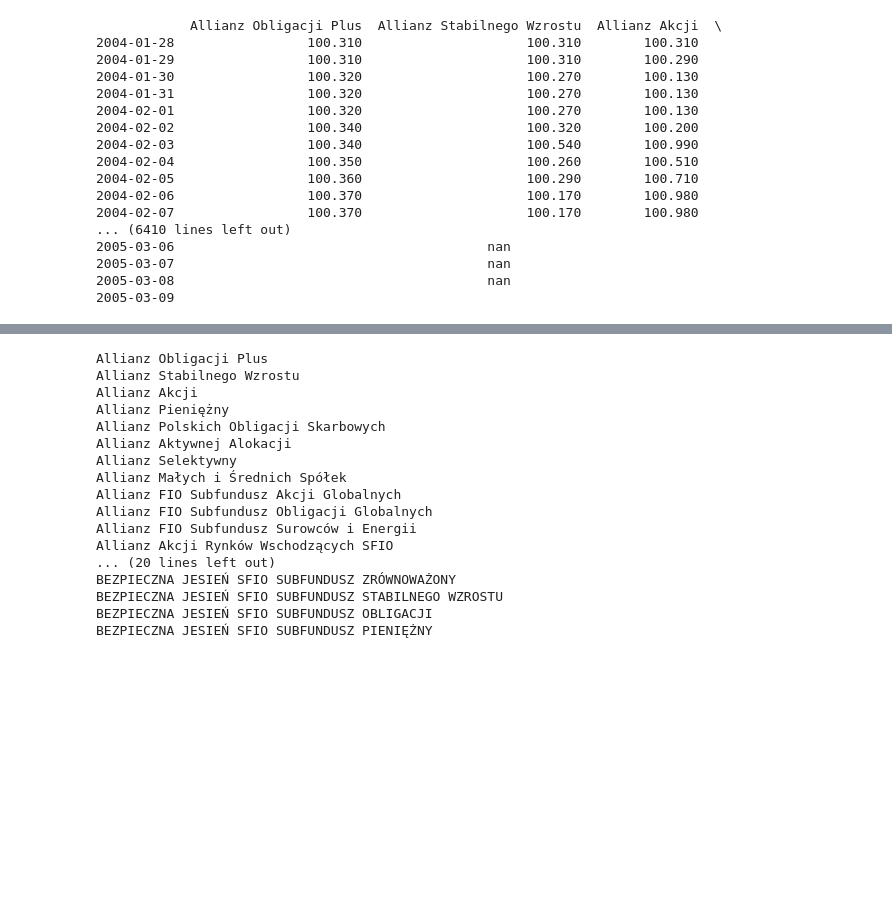
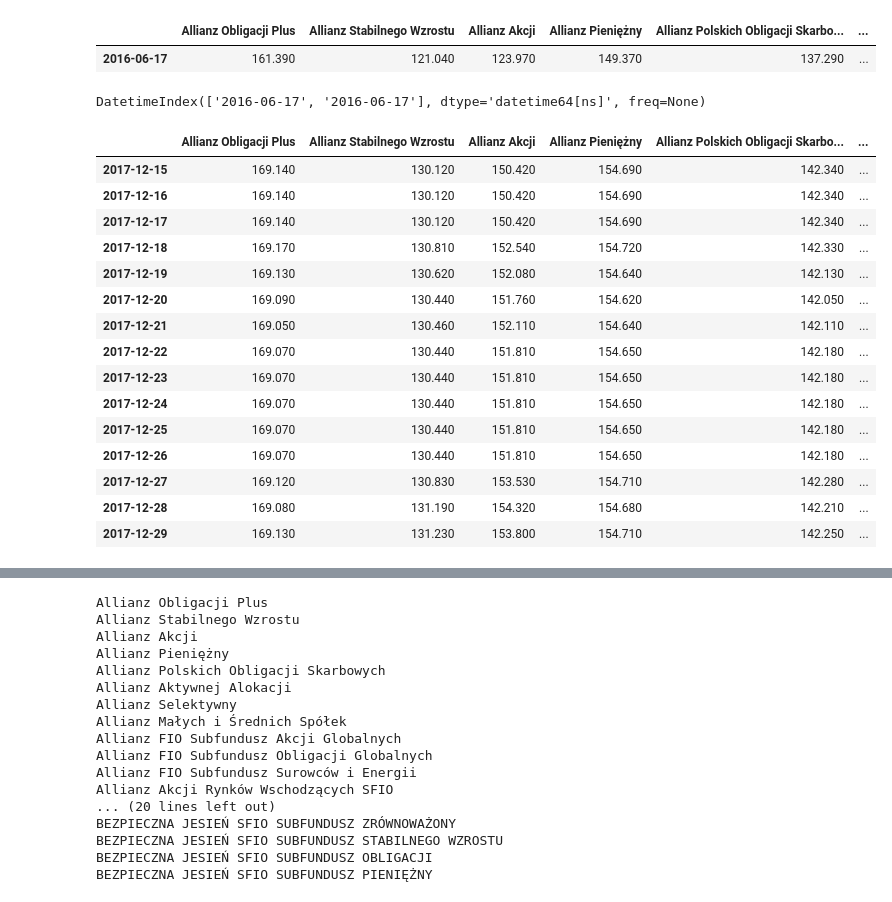
Before and after one commit to lukaszwos/wykresy_pandas, a Jupyter notebook: wykresy_xlsx.ipynb, the cells around one changed output, grey strips where cells are left out. Drawn from its saved outputs; the diff is of its cells as text; code cells hidden in the pictures; blank space fills up the shorter version.

```diff
--- a/wykresy_xlsx.ipynb
+++ b/wykresy_xlsx.ipynb
@@ -38,20 +36,32 @@ df = df.rename({'Allianz SFIO Flexi Asia Bond': 'Allianz SFIO Artificial Intelli
+# %%
+df.loc[df.index.duplicated()]
+# %% [output]
+|  | Allianz Obligacji Plus | Allianz Stabilnego Wzrostu | Allianz Akcji | Allianz Pieniężny | Allianz Polskich Obligacji Skarbo... | ... |
+| 2016-06-17 | 161.390 | 121.040 | 123.970 | 149.370 | 137.290 | ... |
+# %%
+df.loc['2016-06-17'].index
+# %% [output]
+DatetimeIndex(['2016-06-17', '2016-06-17'], dtype='datetime64[ns]', freq=None)
 # %%
-df.resample('D').sum().ffill()
+
+
+df = df.resample('D').ffill()
-# %% [output]
-            Allianz Obligacji Plus  Allianz Stabilnego Wzrostu  Allianz Akcji  \
-2004-01-28                 100.310                     100.310        100.310
-2004-01-29                 100.310                     100.310        100.290
-2004-01-30                 100.320                     100.270        100.130
-2004-01-31                 100.320                     100.270        100.130
-2004-02-01                 100.320                     100.270        100.130
-2004-02-02                 100.340                     100.320        100.200
-2004-02-03                 100.340                     100.540        100.990
-2004-02-04                 100.350                     100.260        100.510
-2004-02-05                 100.360                     100.290        100.710
-2004-02-06                 100.370                     100.170        100.980
-2004-02-07                 100.370                     100.170        100.980
-... (6410 lines left out)
-2005-03-06                                        nan
-2005-03-07                                        nan
-2005-03-08                                        nan
-2005-03-09
+# %%
+df.tail(15)
+# %% [output]
+|  | Allianz Obligacji Plus | Allianz Stabilnego Wzrostu | Allianz Akcji | Allianz Pieniężny | Allianz Polskich Obligacji Skarbo... | ... |
+| 2017-12-15 | 169.140 | 130.120 | 150.420 | 154.690 | 142.340 | ... |
+| 2017-12-16 | 169.140 | 130.120 | 150.420 | 154.690 | 142.340 | ... |
+| 2017-12-17 | 169.140 | 130.120 | 150.420 | 154.690 | 142.340 | ... |
+| 2017-12-18 | 169.170 | 130.810 | 152.540 | 154.720 | 142.330 | ... |
+| 2017-12-19 | 169.130 | 130.620 | 152.080 | 154.640 | 142.130 | ... |
+| 2017-12-20 | 169.090 | 130.440 | 151.760 | 154.620 | 142.050 | ... |
+| 2017-12-21 | 169.050 | 130.460 | 152.110 | 154.640 | 142.110 | ... |
+| 2017-12-22 | 169.070 | 130.440 | 151.810 | 154.650 | 142.180 | ... |
+| 2017-12-23 | 169.070 | 130.440 | 151.810 | 154.650 | 142.180 | ... |
+| 2017-12-24 | 169.070 | 130.440 | 151.810 | 154.650 | 142.180 | ... |
+| 2017-12-25 | 169.070 | 130.440 | 151.810 | 154.650 | 142.180 | ... |
+| 2017-12-26 | 169.070 | 130.440 | 151.810 | 154.650 | 142.180 | ... |
+| 2017-12-27 | 169.120 | 130.830 | 153.530 | 154.710 | 142.280 | ... |
+| 2017-12-28 | 169.080 | 131.190 | 154.320 | 154.680 | 142.210 | ... |
+| 2017-12-29 | 169.130 | 131.230 | 153.800 | 154.710 | 142.250 | ... |
```
Also changed, not shown: parts of 9 cells of this notebook, 2 other files.
